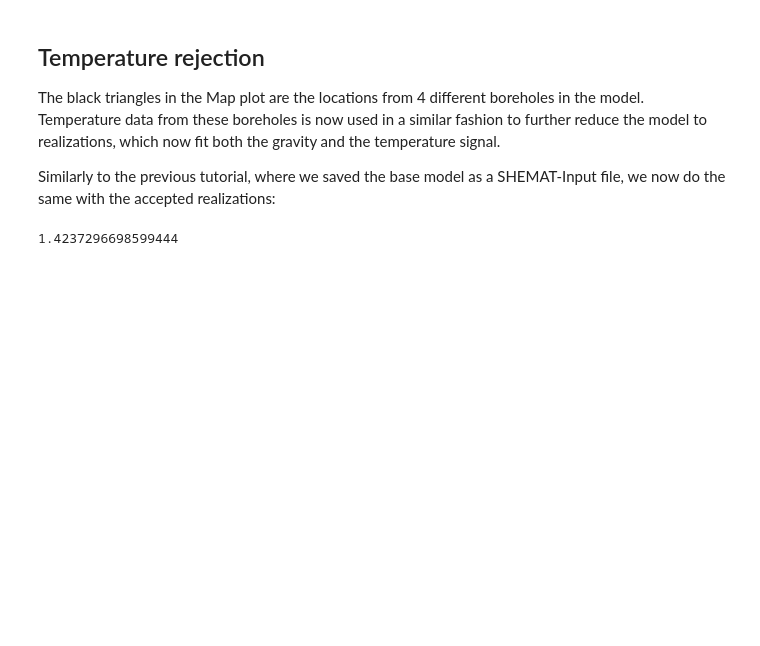
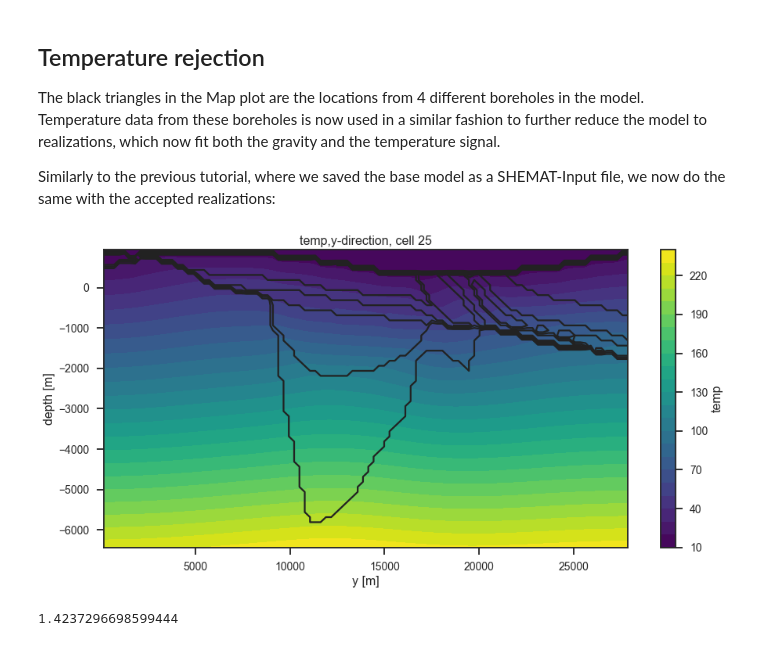
Before and after one commit to GEG-ETHZ/PSGeothermieAargau, a Jupyter notebook: examples/dev/POC-MC_rejection.ipynb, the cells around one changed output. Drawn from its saved outputs; the diff is of its cells as text; code cells hidden in the pictures; blank space fills up the shorter version.

```diff
--- a/examples/dev/POC-MC_rejection.ipynb
+++ b/examples/dev/POC-MC_rejection.ipynb
@@ -255,6 +263,12 @@ Similarly to the previous tutorial, where we saved the base model as a SHEMAT-In
 f = h5py.File('../../models/SHEMAT-Suite_output/SHEMAT_PCT_base_model_temp_final.h5','r')
 # %%
 z,y,x = f['uindex'].shape
+# %%
+fig = plt.figure(figsize=[15,7])
+pp.plot_slice('../../models/SHEMAT-Suite_output/SHEMAT_PCT_base_model_temp_final.h5',
+              parameter='temp', cell_number=25, direction = 'y', model_depth=6500)
+# %% [output]
+[figure, added]
 # %%
 # define uT
 T_error = 0.25 # temperature error tool accuracy
```
Also changed, not shown: parts of 10 cells of this notebook.
